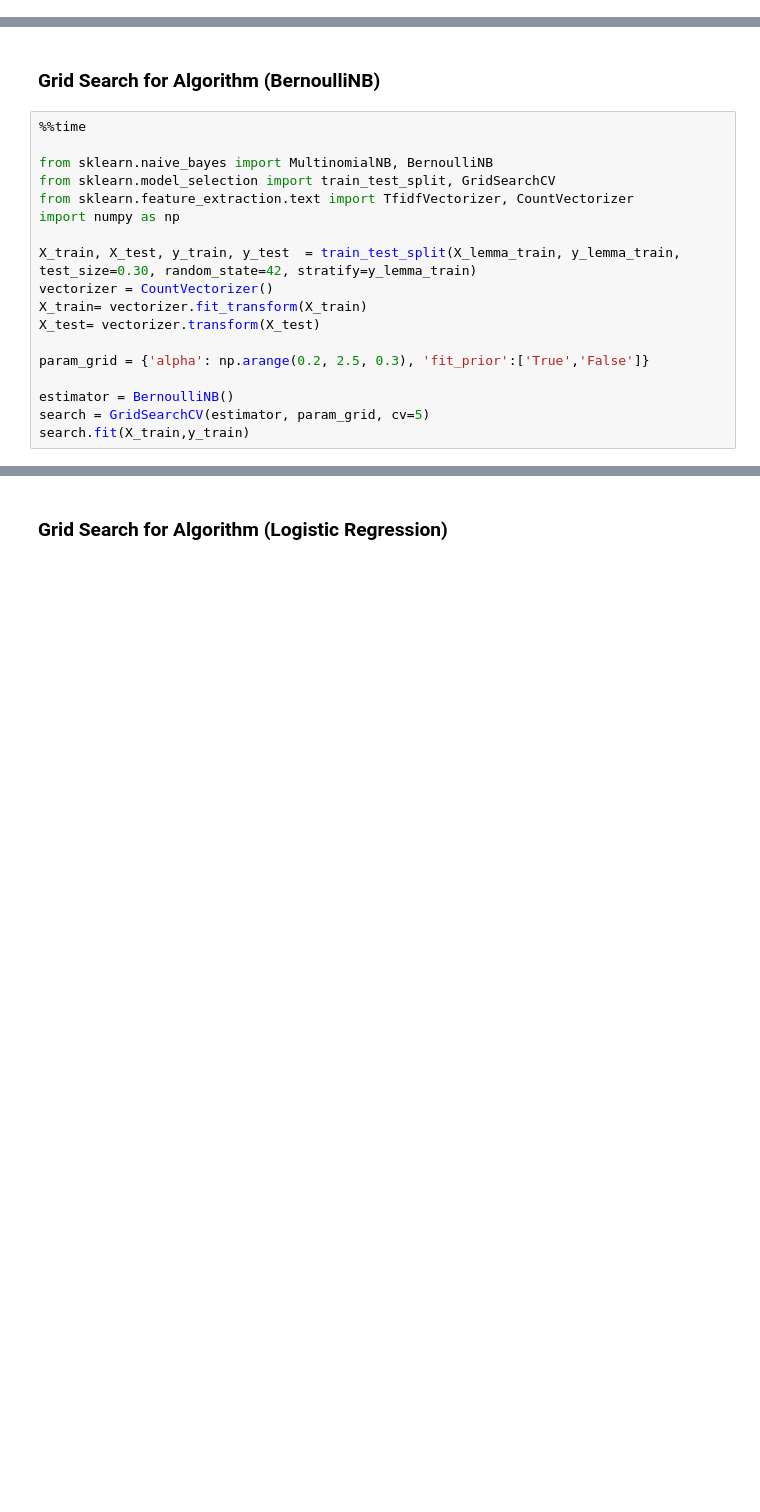
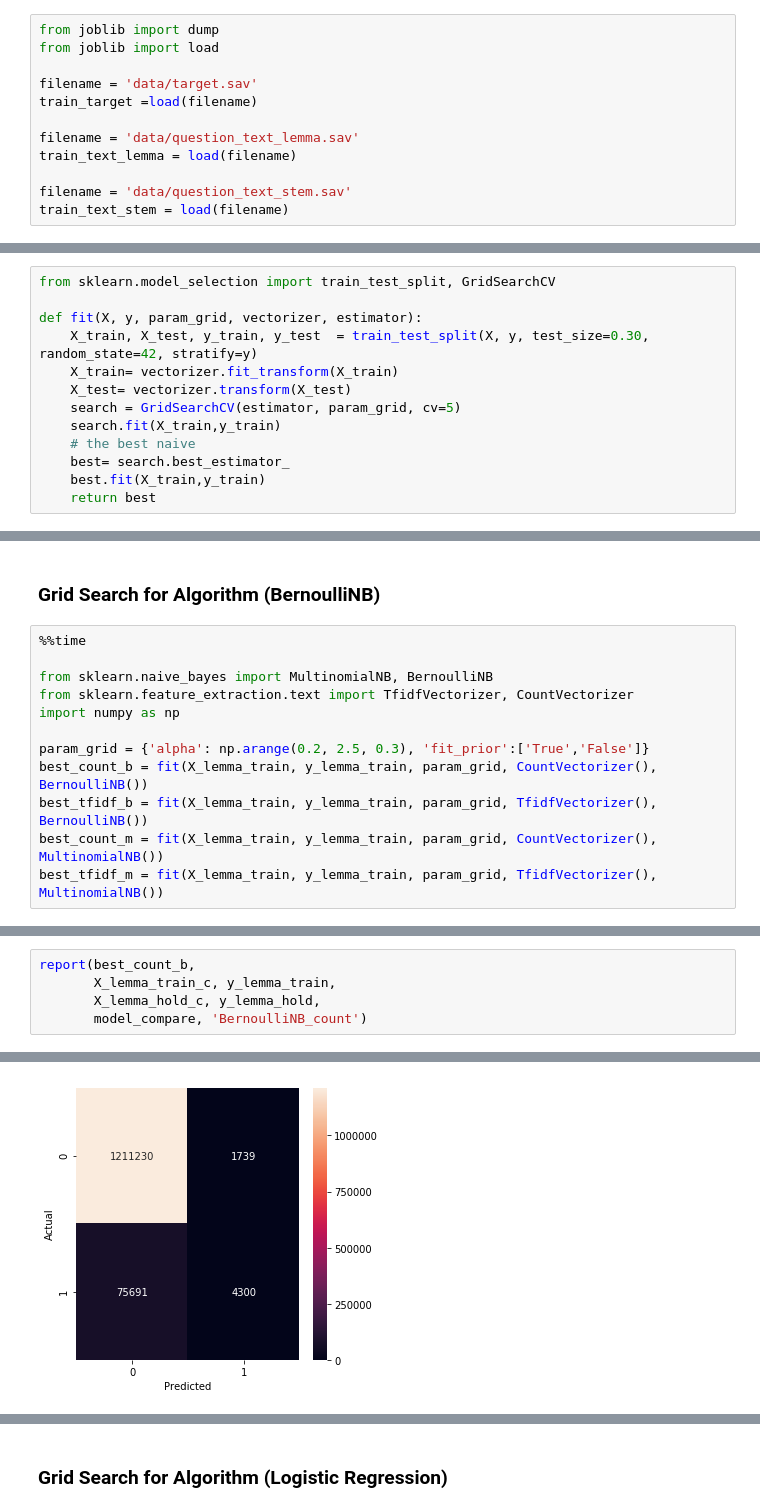
Before and after one commit to yungnien/Springboard, a Jupyter notebook: capstone/Prototype.ipynb, the cells around one changed output, grey strips where cells are left out. Saved outputs shown, nothing was run; the diff lists cells and outputs as text; blank space fills up the shorter version.

```diff
--- a/capstone/Prototype.ipynb
+++ b/capstone/Prototype.ipynb
@@ -174,3 +177,15 @@ Wall time: 2.35 s
+# %%
+from joblib import dump
+from joblib import load
+
+filename = 'data/target.sav'
+train_target =load(filename)
+
+filename = 'data/question_text_lemma.sav'
+train_text_lemma = load(filename)
+
+filename = 'data/question_text_stem.sav'
+train_text_stem = load(filename)
 # %%
 %%time
 
@@ -213,0 +219,13 @@ model_compare= {} # to store different accuracy result
+# %%
+from sklearn.model_selection import train_test_split, GridSearchCV
+
+def fit(X, y, param_grid, vectorizer, estimator):
+    X_train, X_test, y_train, y_test  = train_test_split(X, y, test_size=0.30, random_state=42, stratify=y)
+    X_train= vectorizer.fit_transform(X_train)
+    X_test= vectorizer.transform(X_test)
+    search = GridSearchCV(estimator, param_grid, cv=5)
+    search.fit(X_train,y_train)
+    # the best naive
+    best= search.best_estimator_
+    best.fit(X_train,y_train)
+    return best
@@ -217,18 +281,12 @@ model_compare= {} # to store different accuracy result
 %%time
 
 from sklearn.naive_bayes import MultinomialNB, BernoulliNB
-from sklearn.model_selection import train_test_split, GridSearchCV
 from sklearn.feature_extraction.text import TfidfVectorizer, CountVectorizer
 import numpy as np
 
-X_train, X_test, y_train, y_test  = train_test_split(X_lemma_train, y_lemma_train, test_size=0.30, random_state=42, stratify=y_lemma_train)
-vectorizer = CountVectorizer()
-X_train= vectorizer.fit_transform(X_train)
-X_test= vectorizer.transform(X_test)
-
 param_grid = {'alpha': np.arange(0.2, 2.5, 0.3), 'fit_prior':['True','False']}
-
-estimator = BernoulliNB()
-search = GridSearchCV(estimator, param_grid, cv=5)
-search.fit(X_train,y_train)
+best_count_b = fit(X_lemma_train, y_lemma_train, param_grid, CountVectorizer(), BernoulliNB())
+best_tfidf_b = fit(X_lemma_train, y_lemma_train, param_grid, TfidfVectorizer(), BernoulliNB())
+best_count_m = fit(X_lemma_train, y_lemma_train, param_grid, CountVectorizer(), MultinomialNB())
+best_tfidf_m = fit(X_lemma_train, y_lemma_train, param_grid, TfidfVectorizer(), MultinomialNB())
 # %% [output]
@@ -309,0 +295,6 @@ auc score:  0.07503717162462376 0.9249628283753761
+# %%
+report(best_count_b,
+       X_lemma_train_c, y_lemma_train,
+       X_lemma_hold_c, y_lemma_hold,
+       model_compare, 'BernoulliNB_count')
+# %% [output]
@@ -309,0 +310 @@ auc score:  0.07503717162462376 0.9249628283753761
+[figure, added]
```
Also changed, not shown: parts of 32 cells of this notebook.
